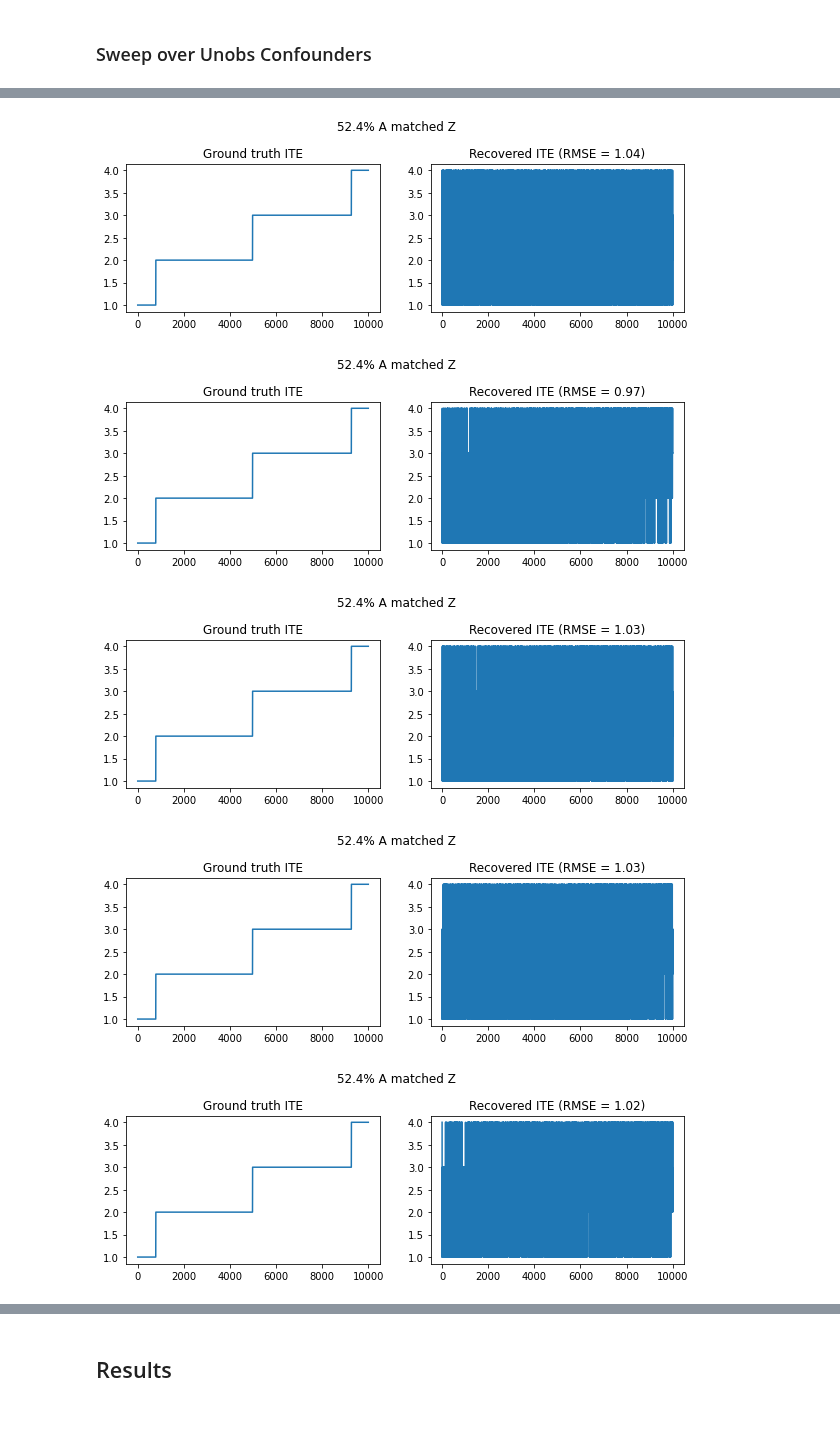
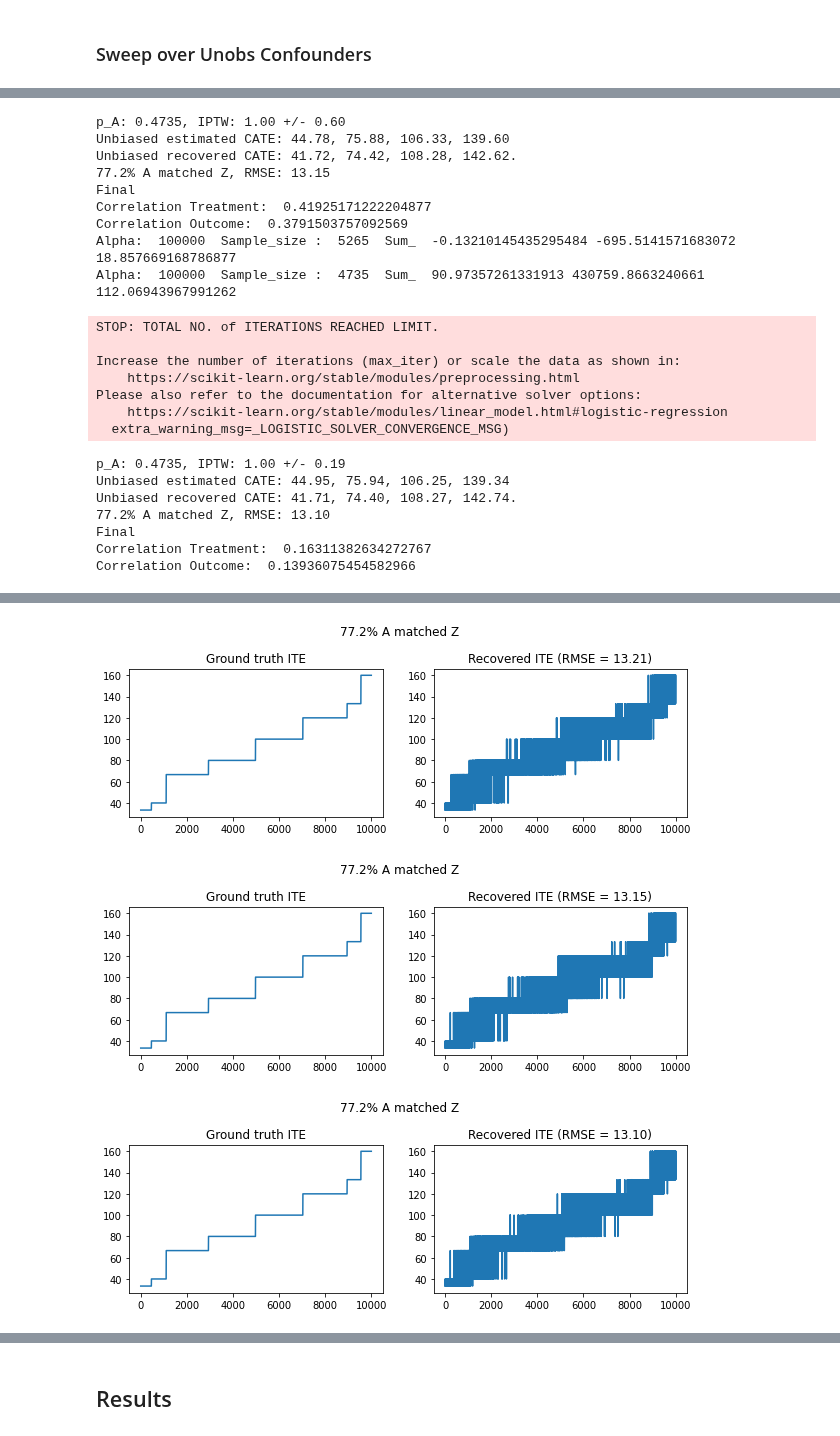
Before and after one commit to yanboxu/split-treatment-simulation, a Jupyter notebook: simulation.ipynb, the cells around one changed output, grey strips where cells are left out. Cells and saved outputs as stored; diff of their text form; code cells hidden in the pictures.

```diff
--- a/simulation.ipynb
+++ b/simulation.ipynb
@@ -91,7 +91,8 @@ def sim_Data(xDim, nSim, p_AgivenZ, p_AgivenNotZ):
     beta = np.random.choice(5, xDim, replace=True, p =[.3, .25, .2, .15, .1])
 
     # ground truth CATE
-    CATE = np.array([1,2,3,4])
+    CATE = np.array([10,20,30,40])
+
     p_G = np.exp(X[:,1])/(1+np.exp(X[:,1]))
     Group = np.zeros(nSim)
     Group[p_G < 0.75] = 1
@@ -99,14 +100,18 @@ def sim_Data(xDim, nSim, p_AgivenZ, p_AgivenNotZ):
     Group[p_G < 0.25] = 3
     Group = Group.astype(int)
 
-    # ground truth two-arm potential outcomes
-    Y_0 = np.random.normal(np.sum(X * beta,1),1)
-    #Y_1 = Y_0 + np.random.normal(CATE[Group],1)
-    Y_1 = Y_0 + CATE[Group]
 
     # Z encourage A, and split-treatment criterion p_A_given_Z_X > p_A_given_notZ_X
     p_A_given_Z = [p_AgivenZ if x[0] > 0 else p_AgivenZ-0.1 for x in X]
     p_A_given_notZ = [p_AgivenNotZ for x in X]
+    Compliance = np.array(p_A_given_Z) - np.array(p_A_given_notZ)
+    print('Avg compliance:', np.mean(Compliance))
+
+    # ground truth two-arm potential outcomes
+    Y_0 = np.random.normal(np.sum(X * beta,1),1)
+    #Y_1 = Y_0 + np.random.normal(CATE[Group],1)
+    #Y_1 = Y_0 + CATE[Group]
+    Y_1 = Y_0 + CATE[Group]/(Compliance * 0.5)
 
 #     # ground truth ITE plot
 #     ite_order = np.argsort(Y_1 - Y_0)
@@ -120,7 +125,7 @@ def sim_Data(xDim, nSim, p_AgivenZ, p_AgivenNotZ):
          if Z[i] == 1 else np.random.choice(2, 1, p = [1-p_A_given_notZ[i], p_A_given_notZ[i]])
         for i in range(nSim)]
 
-    Y = [Y_0[i] if Z[i] == 0 else Y_1[i] for i in range(nSim)]
+    Y = [Y_0[i] if A[i] == 0 else Y_1[i] for i in range(nSim)]
 
     Z = np.array(Z).ravel()
     A = np.array(A).ravel()
@@ -449,12 +396,12 @@ A_matched_Z = []
 RMSEs = []
 
 # A percentage Z match 52% params
-p_AgivenZ= 0.6
-p_AgivenNotZ=0.5
+# p_AgivenZ= 0.6
+# p_AgivenNotZ=0.5
 
 # A percentage Z match 77% params
-# p_AgivenZ= 0.8
-# p_AgivenNotZ=0.2
+p_AgivenZ= 0.8
+p_AgivenNotZ=0.2
 
 X_data, Y_data, A_data, nObs, Group_data, Y_0_data, Y_1_data, Z, A = sim_Data(xDim, nSim, p_AgivenZ, p_AgivenNotZ)
 print(np.sum(Y_0_data), np.sum(Y_1_data))
@@ -473,12 +420,15 @@ RMSEs_unobs = []
 
 corr_t=[]
 corr_y=[]
-alpha_range= [50, 100, 500, 1000, 5000]
+alpha_range= [10**3, 10**4, 10**5]
 
 for alpha in alpha_range:
 
     #Generate Obs Refutation Data
-    eps= 10*alpha
+    eps= 5000*alpha
+    if alpha ==10**3:
+        eps=5*eps
+
     corr_treat, corr_out, X_data_unobs= bayes_unobs_confounder(X_data, A_data, Y_data, alpha, eps)
     corr_t.append(corr_treat)
     corr_y.append(corr_out)
@@ -493,4 +443,7 @@ for alpha in alpha_range:
     print('Final')
     print('Correlation Treatment: ', corr_treat)
     print('Correlation Outcome: ', corr_out)
+
+alpha_range=np.array(alpha_range)
+alpha_range=10000*(1/alpha_range)
 # %% [output]
@@ -513,0 +482,23 @@ Correlation Outcome:  0.003458390598321517
+p_A: 0.4735, IPTW: 1.00 +/- 0.60
+Unbiased estimated CATE: 44.78, 75.88, 106.33, 139.60
+Unbiased recovered CATE: 41.72, 74.42, 108.28, 142.62.
+77.2% A matched Z, RMSE: 13.15
+Final
+Correlation Treatment:  0.41925171222204877
+Correlation Outcome:  0.3791503757092569
+Alpha:  100000  Sample_size :  5265  Sum_  -0.13210145435295484 -695.5141571683072 18.857669168786877
+Alpha:  100000  Sample_size :  4735  Sum_  90.97357261331913 430759.8663240661 112.06943967991262
+STOP: TOTAL NO. of ITERATIONS REACHED LIMIT.
+
+Increase the number of iterations (max_iter) or scale the data as shown in:
+    https://scikit-learn.org/stable/modules/preprocessing.html
+Please also refer to the documentation for alternative solver options:
+    https://scikit-learn.org/stable/modules/linear_model.html#logistic-regression
+  extra_warning_msg=_LOGISTIC_SOLVER_CONVERGENCE_MSG)
+p_A: 0.4735, IPTW: 1.00 +/- 0.19
+Unbiased estimated CATE: 44.95, 75.94, 106.25, 139.34
+Unbiased recovered CATE: 41.71, 74.40, 108.27, 142.74.
+77.2% A matched Z, RMSE: 13.10
+Final
+Correlation Treatment:  0.16311382634272767
+Correlation Outcome:  0.13936075454582966
@@ -515,8 +506,6 @@ Correlation Outcome:  0.003458390598321517
-[figure, old version]
+[figure, new version]
-[figure, old version]
+[figure, new version]
-[figure, old version]
+[figure, new version]
-[figure, removed]
-[figure, removed]
 # %%
 A_matched_Z_unobs = np.array(A_matched_Z_unobs)
 RMSEs_unobs = np.array(RMSEs_unobs)
```
Also changed, not shown: parts of 7 cells of this notebook, 3 other files.
